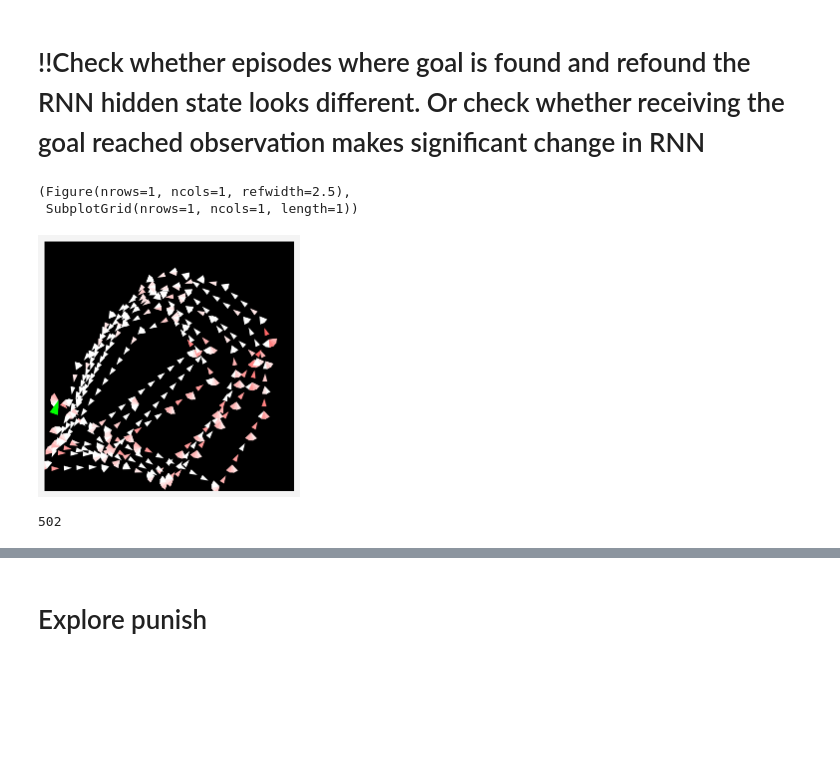
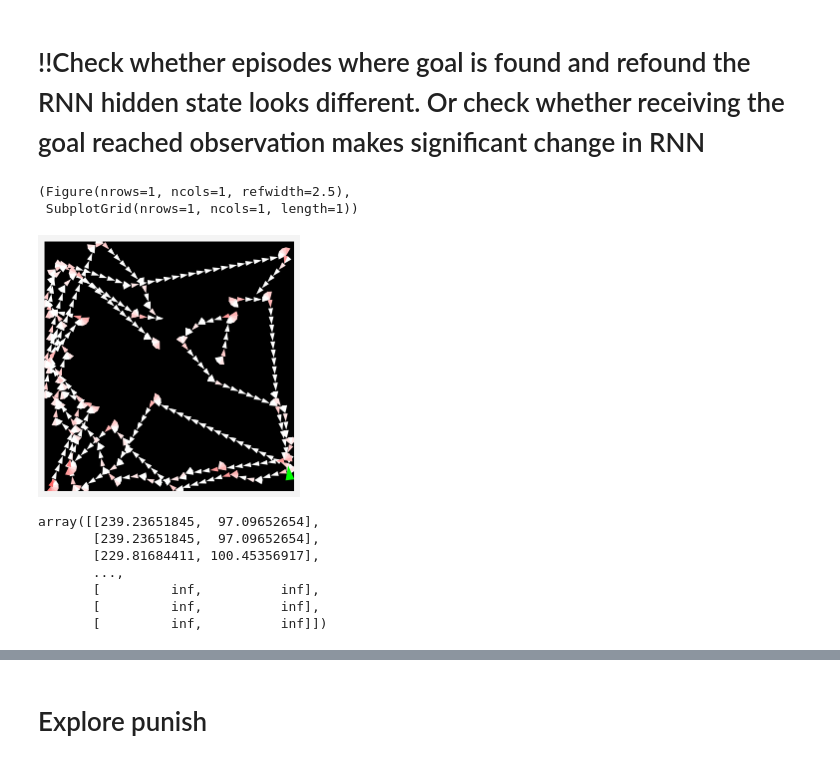
Before and after one commit to liuandrew/ppo_aux, a Jupyter notebook: write_and_test/Untitled.ipynb, the cells around one changed output, grey strips where cells are left out. Saved outputs shown, nothing was run; the diff lists cells and outputs as text; code cells hidden in the pictures; blank space fills up the shorter version.

```diff
--- a/write_and_test/Untitled.ipynb
+++ b/write_and_test/Untitled.ipynb
@@ -45,12 +45,19 @@ env_kwargs = {'num_objects': 0, 'rew_structure': 'goal',
 env_kwargs = {'num_objects': 0, 'rew_structure': 'explore',
               'task_structure': 3, 'wall_colors': 4, 'num_rays': 12, 'fov': 1,
               'character_reset_pos': 1,  'one_hot_obs': True,
-              'turn_speed': 0.5, 'move_speed': 15, 'max_steps': 500}
+              'turn_speed': 0.5, 'move_speed': 10, 'max_steps': 500}
+
+env_kwargs = {'num_objects': 0, 'rew_structure': 'explorepunish', 'sub_goal_reward': 0.02,
+              'task_structure': 3, 'wall_colors': 4, 'num_rays': 12, 'fov': 1,
+              'character_reset_pos': 1,  'one_hot_obs': True,
+              'turn_speed': 0.5, 'move_speed': 10, 'max_steps': 500}
+
 # model, obs_rms = torch.load('../trained_models/ppo/nav_4wallexplore/nav_4wallexplore_batch128onehot_t0.pt')
 # model, obs_rms = torch.load('../saved_models/4wallexplore/nav_4wallexplore_batch128faster20m_t1.pt')
 # model, obs_rms = torch.load('../saved_models/4we_aux/nav_4wallexplore_batch128faster20mrewexplore_t0.pt')
-model, obs_rms = torch.load('../saved_models/4we_aux/nav_4wallexplore_batch128explorepunish_t0.pt')
+# model, obs_rms = torch.load('../saved_models/4we_aux/nav_4wallexplore_batch128explorepunish_t0.pt')
+model, obs_rms = torch.load('../saved_models/4we_punish/nav_4wallexplore_ep0.1_t2.pt')
 
-res = evaluate(model, obs_rms, env_kwargs=env_kwargs, num_episodes=10, data_callback=nav_data_callback,
+res = evaluate(model, obs_rms, env_kwargs=env_kwargs, num_episodes=5, data_callback=nav_data_callback,
               verbose=2)
 # %% [output]
@@ -68,17 +70,13 @@ ep 9, rew tensor([[0.2000]])
 # %% [markdown]
 # !!Check whether episodes where goal is found and refound the RNN hidden state looks different. Or check whether receiving the goal reached observation makes significant change in RNN
 # %%
-i = 1
+i = 2
 
 pos = res['data']['pos'][i]
 angle = res['data']['angle'][i]
 
 draw_trajectory(pos, angle)
 # %% [output]
 (Figure(nrows=1, ncols=1, refwidth=2.5),
  SubplotGrid(nrows=1, ncols=1, length=1))
-[figure, old version]
+[figure, new version]
-# %%
-len(pos)
-# %% [output]
-502
@@ -84,0 +87,11 @@ len(pos)
+# %%
+env = envs.envs[0]
+env.visited_positions
+# %% [output]
+array([[239.23651845,  97.09652654],
+       [239.23651845,  97.09652654],
+       [229.81684411, 100.45356917],
+       ...,
+       [         inf,          inf],
+       [         inf,          inf],
+       [         inf,          inf]])
```
Also changed, not shown: parts of 26 cells of this notebook, 4 other files.
